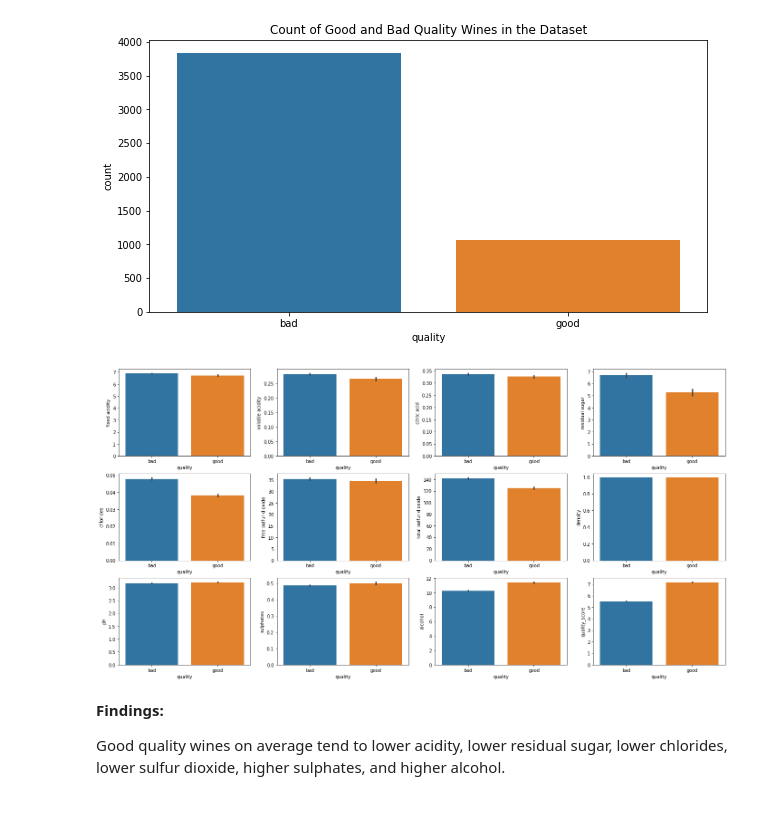
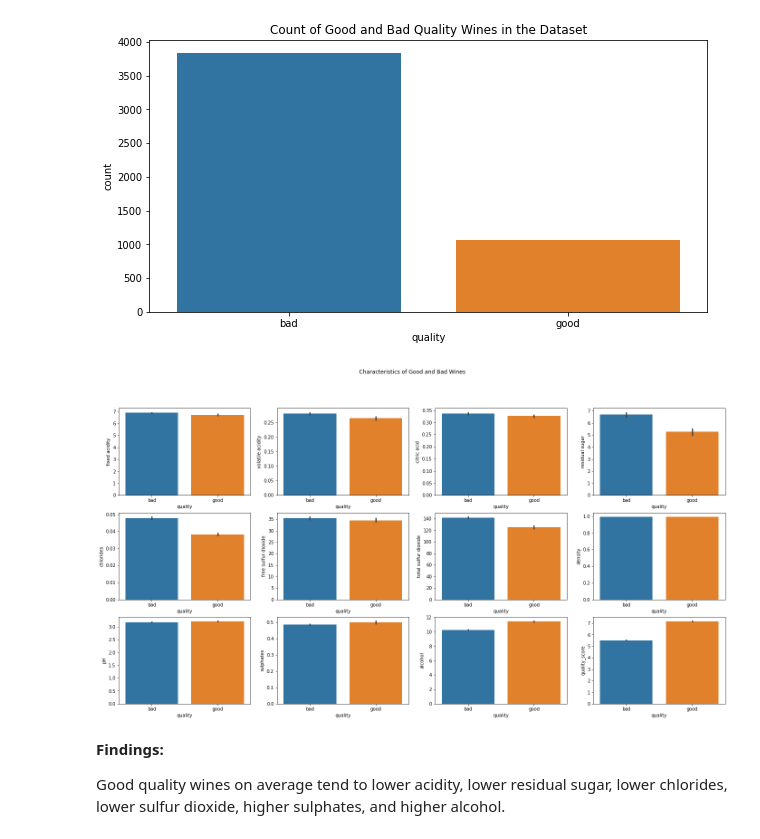
Before and after one commit to MaximusDecimusV/DSLearning, a Jupyter notebook: DateEthics4All_Bootcamp_DS_101.ipynb, the cells around one changed output. Cells and saved outputs as stored; diff of their text form; code cells hidden in the pictures; blank space fills up the shorter version.

```diff
--- a/DateEthics4All_Bootcamp_DS_101.ipynb
+++ b/DateEthics4All_Bootcamp_DS_101.ipynb
@@ -202,29 +201,26 @@ plt.title("Count of Good and Bad Quality Wines in the Dataset")
 plt.show()
 # %% [output]
 [figure]
-# %%
-#Plotting a bunch of bar charts to see how quality relates to different measures
-f, axes = plt.subplots(3, 4, figsize=(24, 12))#Setting a figure size
-
-
-sns.barplot(x = 'quality', y = 'fixed acidity', data = df, ax=axes[0, 0])
-sns.barplot(x = 'quality', y = 'volatile acidity', data = df, ax=axes[0, 1])
-sns.barplot(x = 'quality', y = 'citric acid', data = df, ax=axes[0, 2])
-sns.barplot(x = 'quality', y = 'residual sugar', data = df, ax=axes[0, 3])
-
-sns.barplot(x = 'quality', y = 'chlorides', data = df, ax=axes[1, 0])
-sns.barplot(x = 'quality', y = 'free sulfur dioxide', data = df, ax=axes[1, 1])
-sns.barplot(x = 'quality', y = 'total sulfur dioxide', data = df, ax=axes[1, 2])
-sns.barplot(x = 'quality', y = 'density', data = df, ax=axes[1, 3])
-
-sns.barplot(x = 'quality', y = 'pH', data = df, ax=axes[2, 0])
-sns.barplot(x = 'quality', y = 'sulphates', data = df, ax=axes[2, 1])
-sns.barplot(x = 'quality', y = 'alcohol', data = df, ax=axes[2, 2])
-sns.barplot(x = 'quality', y = 'quality_score', data = df, ax=axes[2, 3])
-
-plt.show()
-# %% [output]
-[figure, removed]
+# %%
+cols = list(df.columns)
+cols.remove('quality')
+#Plotting a bunch of bar charts to see how quality relates to different measures
+f, axes = plt.subplots(3, 4, figsize=(24, 12))#Setting a figure size
+i = 0
+j = 0
+for column in cols:
+  if j <=3 :
+    sns.barplot( x = 'quality', y = column, data = df, ax=axes[i, j])
+    j += 1
+  else:
+    i += 1
+    j = 0
+    sns.barplot( x = 'quality', y = column, data = df, ax=axes[i, j])
+    j += 1
+f.suptitle("Characteristics of Good and Bad Wines")
+plt.show()
+# %% [output]
+[figure, added]
 # %% [markdown]
 **Findings:**
 
```
Also changed, not shown: parts of 9 cells of this notebook.
